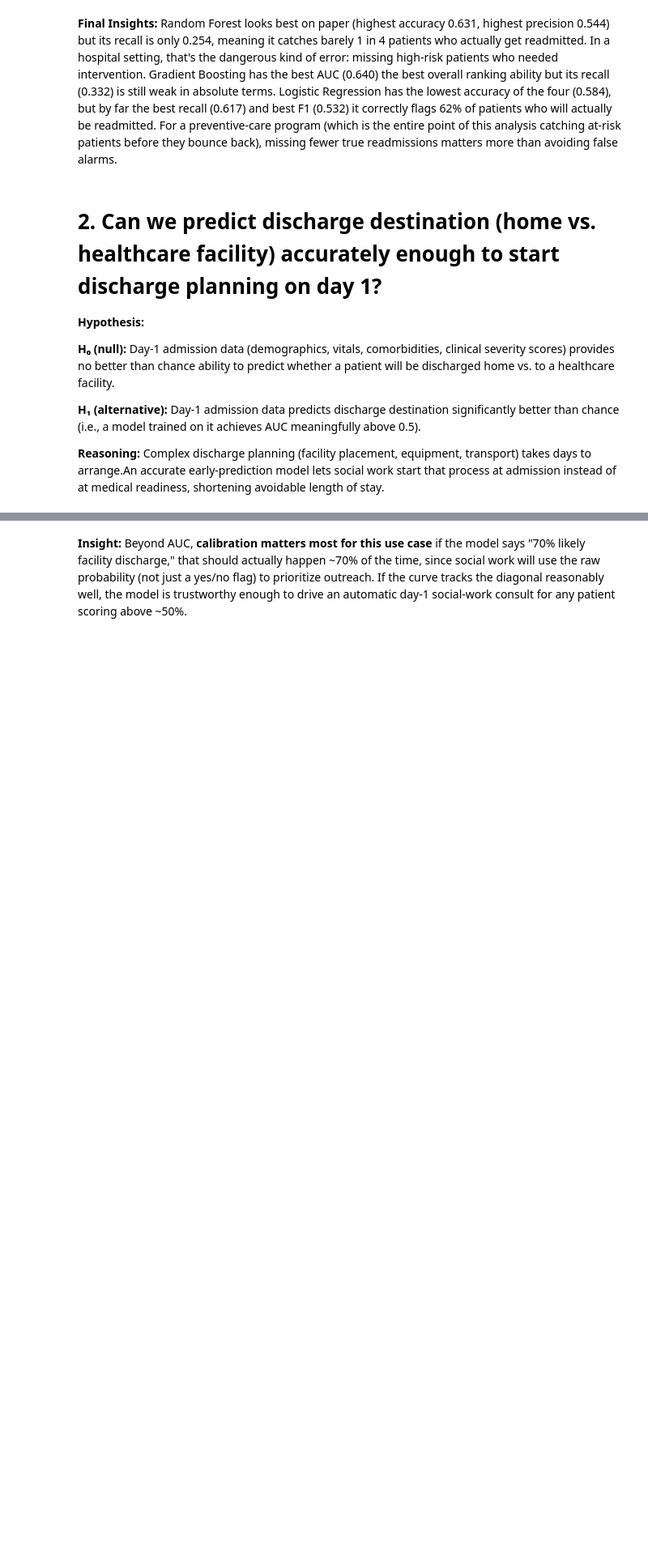
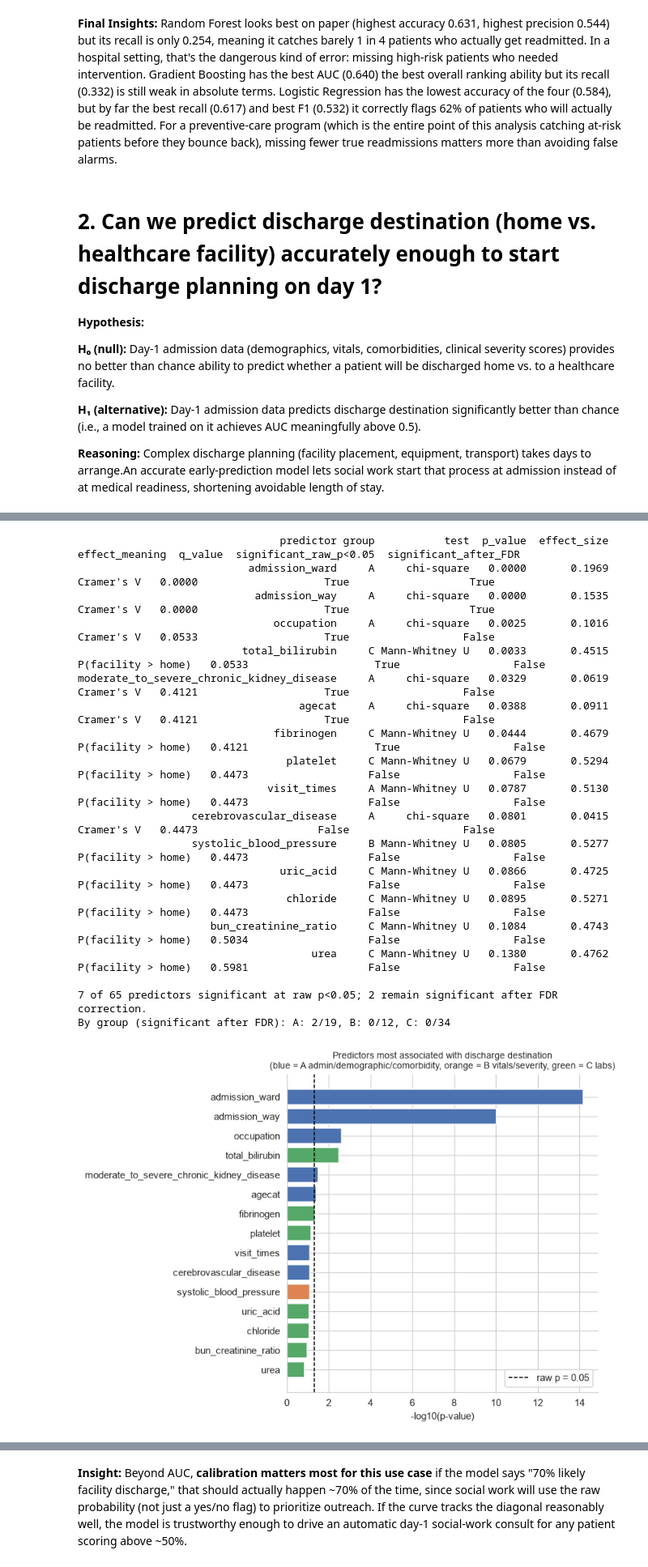
Before and after one commit to mishrasudha1984-png/Team4_The_Zen_OF_Five_PythonHackathon_Sep2026, a Jupyter notebook: Team4_The_Zen_Of_Five_4.Predictive.ipynb, the cells around one changed output, grey strips where cells are left out. Shown at 81% size. Drawn from its saved outputs; the diff is of its cells as text; code cells hidden in the pictures; blank space fills up the shorter version.

```diff
--- a/Team4_The_Zen_Of_Five_4.Predictive.ipynb
+++ b/Team4_The_Zen_Of_Five_4.Predictive.ipynb
@@ -546,0 +743,67 @@ Day-1 admission data predicts discharge destination significantly better than ch
+# %%
+def cramers_v(table):
+    chi2 = stats.chi2_contingency(table)[0]
+    return float(np.sqrt(chi2 / (table.values.sum() * (min(table.shape) - 1))))
+
+def benjamini_hochberg(p):
+    p = np.asarray(p, dtype=float); n = len(p)
+    order = np.argsort(p); ranked = p[order] * n / (np.arange(n) + 1)
+    q = np.minimum.accumulate(ranked[::-1])[::-1]
+    out = np.empty(n); out[order] = np.clip(q, 0, 1)
+    return out
+
+rows = []
+for c in cols_of(SET_C):
+    x = df[c]
+    if c in FEATURE_SETS[SET_C]["cat"] or c in a_bin:
+        table = pd.crosstab(x.fillna("Missing"), y_all)
+        chi2, p, _, _ = stats.chi2_contingency(table)
+        rows.append({"predictor": c, "group": group_of[c], "test": "chi-square", "p_value": p,
+                     "effect_size": cramers_v(table), "effect_meaning": "Cramer's V"})
+    else:
+        g1, g0 = x[y_all == 1].dropna(), x[y_all == 0].dropna()
+        u, p = stats.mannwhitneyu(g1, g0, alternative="two-sided")
+        rows.append({"predictor": c, "group": group_of[c], "test": "Mann-Whitney U", "p_value": p,
+                     "effect_size": u / (len(g1) * len(g0)), "effect_meaning": "P(facility > home)"})
+
+assoc = pd.DataFrame(rows).sort_values("p_value").reset_index(drop=True)
+assoc["q_value"] = benjamini_hochberg(assoc["p_value"])
+assoc["significant_raw_p<0.05"] = assoc["p_value"] < 0.05
+assoc["significant_after_FDR"] = assoc["q_value"] < 0.05
+print(assoc.head(15).round(4).to_string(index=False))
+print(f"\n{assoc['significant_raw_p<0.05'].sum()} of {len(assoc)} predictors significant at raw p<0.05; "
+      f"{assoc['significant_after_FDR'].sum()} remain significant after FDR correction.")
+print("By group (significant after FDR): "
+      + ", ".join(f"{g}: {int(assoc[assoc.group == g]['significant_after_FDR'].sum())}/{int((assoc.group == g).sum())}"
+                  for g in "ABC"))
+
+top = assoc.head(15).iloc[::-1]
+palette = {"A": "#4C72B0", "B": "#DD8452", "C": "#55A868"}
+fig, ax = plt.subplots(figsize=(7.5, 5.5))
+ax.barh(top["predictor"], -np.log10(top["p_value"]), color=[palette[g] for g in top["group"]])
+ax.axvline(-np.log10(0.05), color="black", ls="--", lw=1, label="raw p = 0.05")
+ax.set_xlabel("-log10(p-value)")
+ax.set_title("Predictors most associated with discharge destination\n(blue = A admin/demographic/comorbidity, orange = B vitals/severity, green = C labs)", fontsize=9)
+ax.legend(loc="lower right"); plt.tight_layout()
+plt.savefig("q2_dest_associations.png", dpi=150); plt.show()
+# %% [output]
+                                predictor group           test  p_value  effect_size     effect_meaning  q_value  significant_raw_p<0.05  significant_after_FDR
+                           admission_ward     A     chi-square   0.0000       0.1969         Cramer's V   0.0000                    True                   True
+                            admission_way     A     chi-square   0.0000       0.1535         Cramer's V   0.0000                    True                   True
+                               occupation     A     chi-square   0.0025       0.1016         Cramer's V   0.0533                    True                  False
+                          total_bilirubin     C Mann-Whitney U   0.0033       0.4515 P(facility > home)   0.0533                    True                  False
+moderate_to_severe_chronic_kidney_disease     A     chi-square   0.0329       0.0619         Cramer's V   0.4121                    True                  False
+                                   agecat     A     chi-square   0.0388       0.0911         Cramer's V   0.4121                    True                  False
+                               fibrinogen     C Mann-Whitney U   0.0444       0.4679 P(facility > home)   0.4121                    True                  False
+                                 platelet     C Mann-Whitney U   0.0679       0.5294 P(facility > home)   0.4473                   False                  False
+                              visit_times     A Mann-Whitney U   0.0787       0.5130 P(facility > home)   0.4473                   False                  False
+                  cerebrovascular_disease     A     chi-square   0.0801       0.0415         Cramer's V   0.4473                   False                  False
+                  systolic_blood_pressure     B Mann-Whitney U   0.0805       0.5277 P(facility > home)   0.4473                   False                  False
+                                uric_acid     C Mann-Whitney U   0.0866       0.4725 P(facility > home)   0.4473                   False                  False
+                                 chloride     C Mann-Whitney U   0.0895       0.5271 P(facility > home)   0.4473                   False                  False
+                     bun_creatinine_ratio     C Mann-Whitney U   0.1084       0.4743 P(facility > home)   0.5034                   False                  False
+                                     urea     C Mann-Whitney U   0.1380       0.4762 P(facility > home)   0.5981                   False                  False
+
+7 of 65 predictors significant at raw p<0.05; 2 remain significant after FDR correction.
+By group (significant after FDR): A: 2/19, B: 0/12, C: 0/34
+[figure, added]
```
Also changed, not shown: parts of 36 cells of this notebook.
